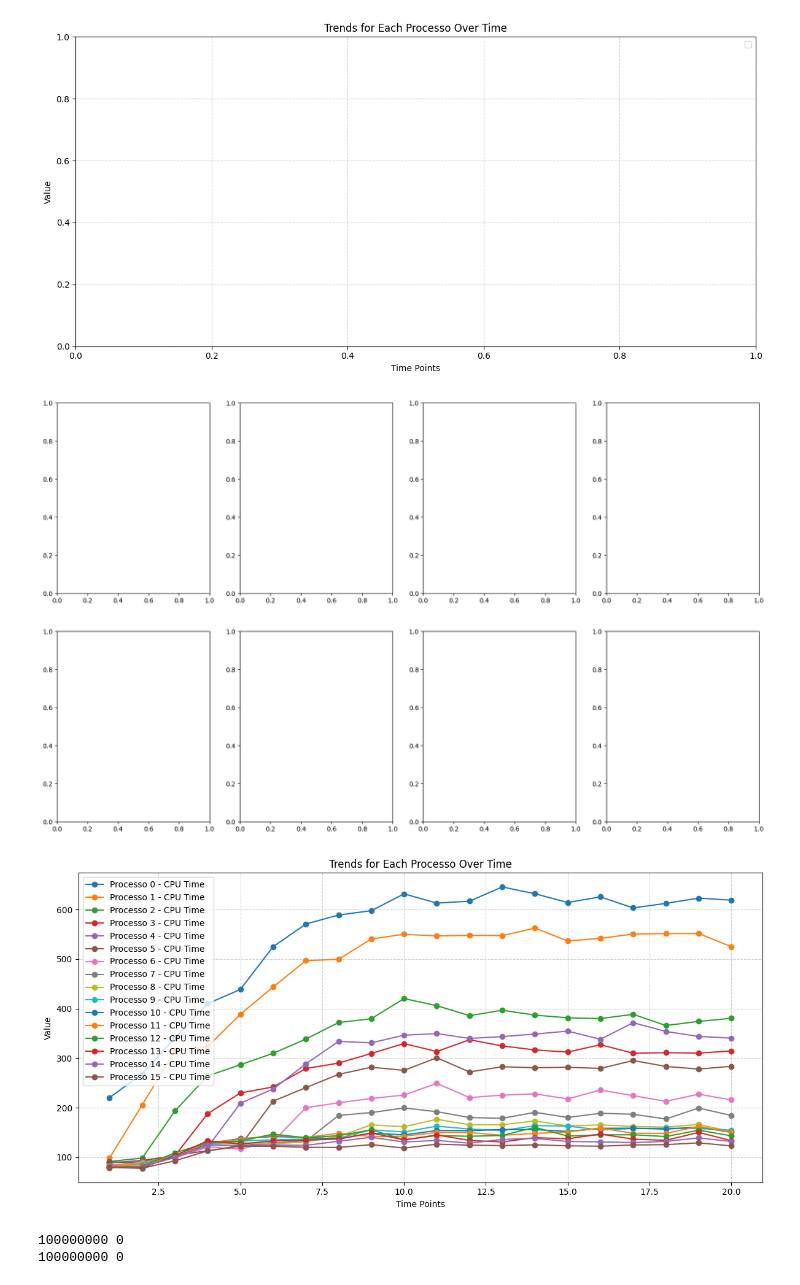
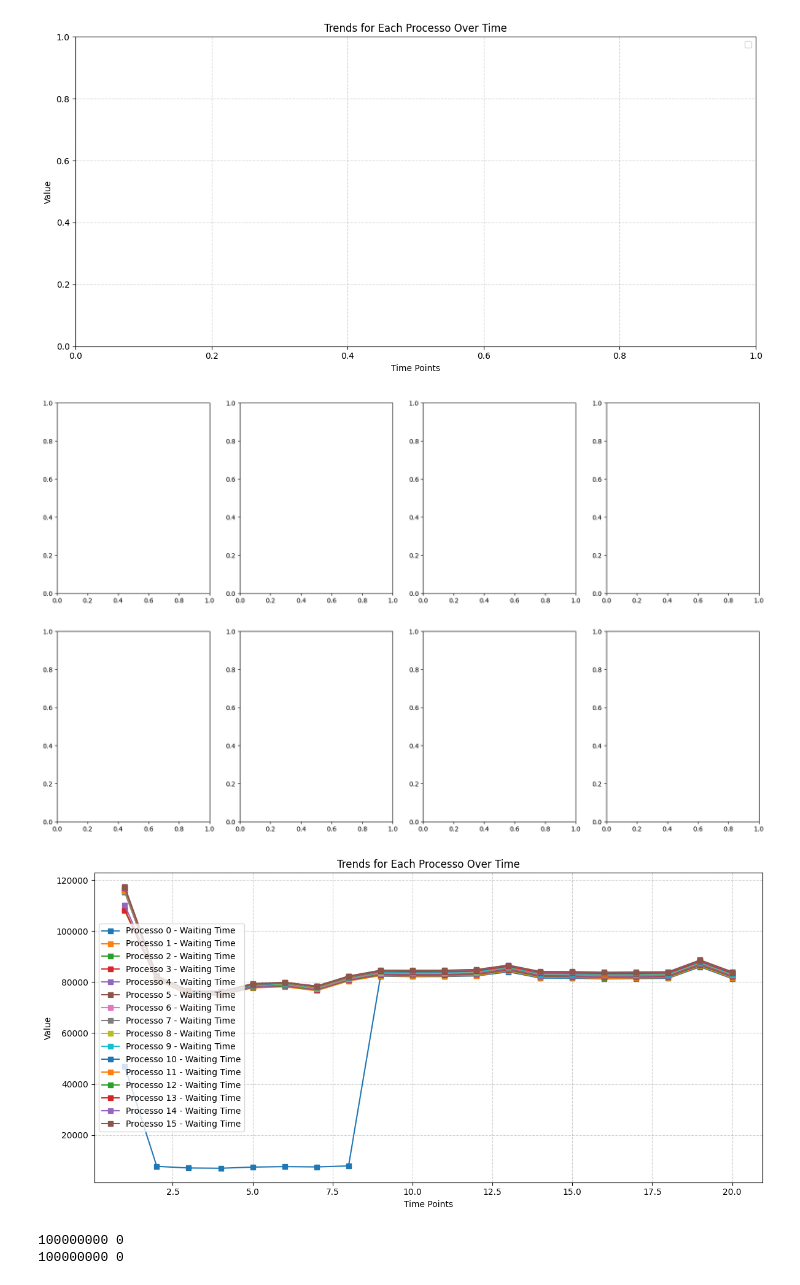
Before and after one commit to tinicius/Simulador-SO, a Jupyter notebook: process_logs.ipynb, the cells around one changed output. Cells and saved outputs as stored; diff of their text form; code cells hidden in the pictures.

```diff
--- a/process_logs.ipynb
+++ b/process_logs.ipynb
@@ -207,8 +207,10 @@ for core_c in range(cores):
     # Analisar apenas pelo numero de cores
     data = extract_values_from_file(f"out/{core_c + 1}/process.log")
 
+
+    # normal(data[0]["cpu_times"], f"Processo {0} - CPU {core_c + 1}", axs[core_c // 4][core_c % 4])
+
     for process, value in data.items():
-        # normal(value["cpu_times"], f"Processo {process} - CPU {core_c + 1}", axs[core_c // 4][core_c % 4])
 
         if process not in all_data:
             all_data[process] = {"cpu_times": [], "waiting_times": [], "timestamps": []}
@@ -216,35 +218,35 @@ for core_c in range(cores):
         all_data[process]["cpu_times"].append(np.mean(filter(value["cpu_times"])))
         all_data[process]["waiting_times"].append(np.mean(filter(value["waiting_times"])))
         all_data[process]["timestamps"].append(np.mean(filter(value["timestamps"])))
 
 
 # Plotar grafico
 plt.figure(figsize=(12, 6))
 
 cores_n = [i + 1 for i in range(cores)]
 
 waiting_times = []
 
 for process, value in all_data.items():
     waiting_times.append(value["waiting_times"])
 
-    plt.plot(cores_n, value["cpu_times"], label=f"Processo {process} - CPU Time", marker='o')
-    # plt.plot(cores_n, value["waiting_times"], label=f"Processo {process} - Waiting Time", marker='s')
+    # plt.plot(cores_n, value["cpu_times"], label=f"Processo {process} - CPU Time", marker='o')
+    plt.plot(cores_n, value["waiting_times"], label=f"Processo {process} - Waiting Time", marker='s')
     # plt.plot(cores_n, value["timestamps"], label=f"Processo {process} - Timestamp", marker='^')
 
 
 plt.xlabel("Time Points")
 plt.ylabel("Value")
 plt.title("Trends for Each Processo Over Time")
 plt.legend()
 plt.grid(True, linestyle='--', alpha=0.6)
 plt.tight_layout()
 plt.show()
 
 print(min_cpu_time, max_cpu_time)
 print(min_waiting_time, max_waiting_time)
 # %% [output]
 [figure]
-[figure, old version]
+[figure, new version]
 100000000 0
 100000000 0
```
Also changed, not shown: 10 other files.
